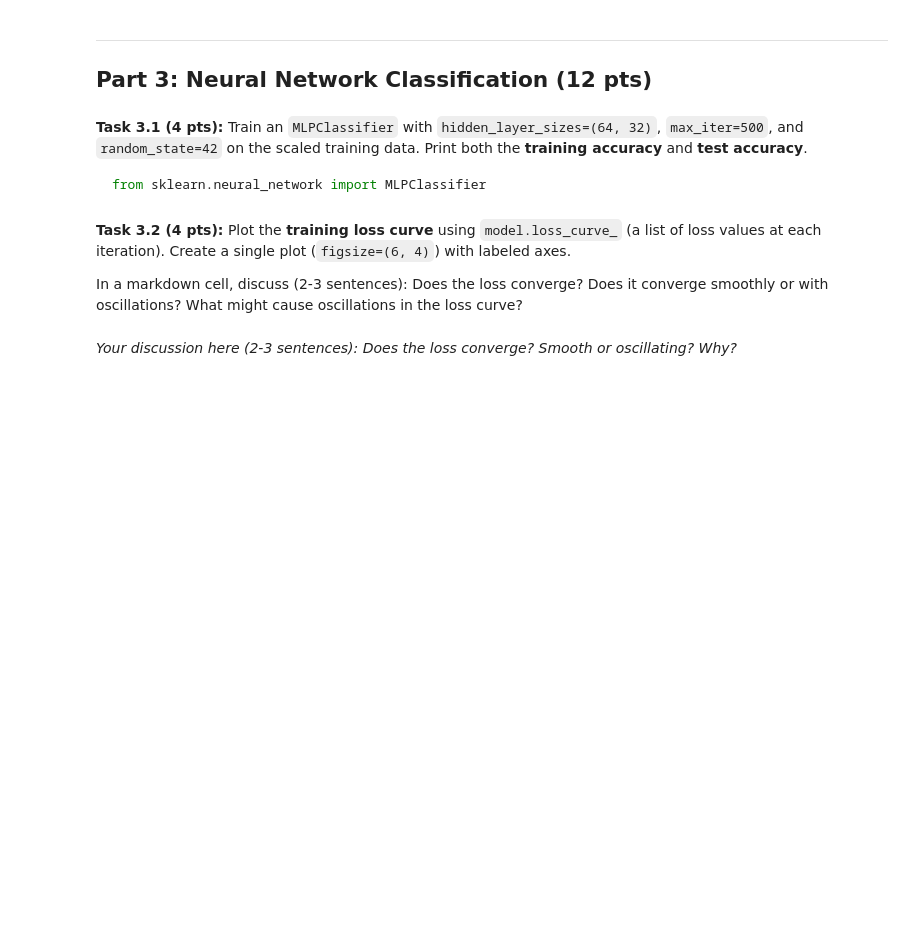
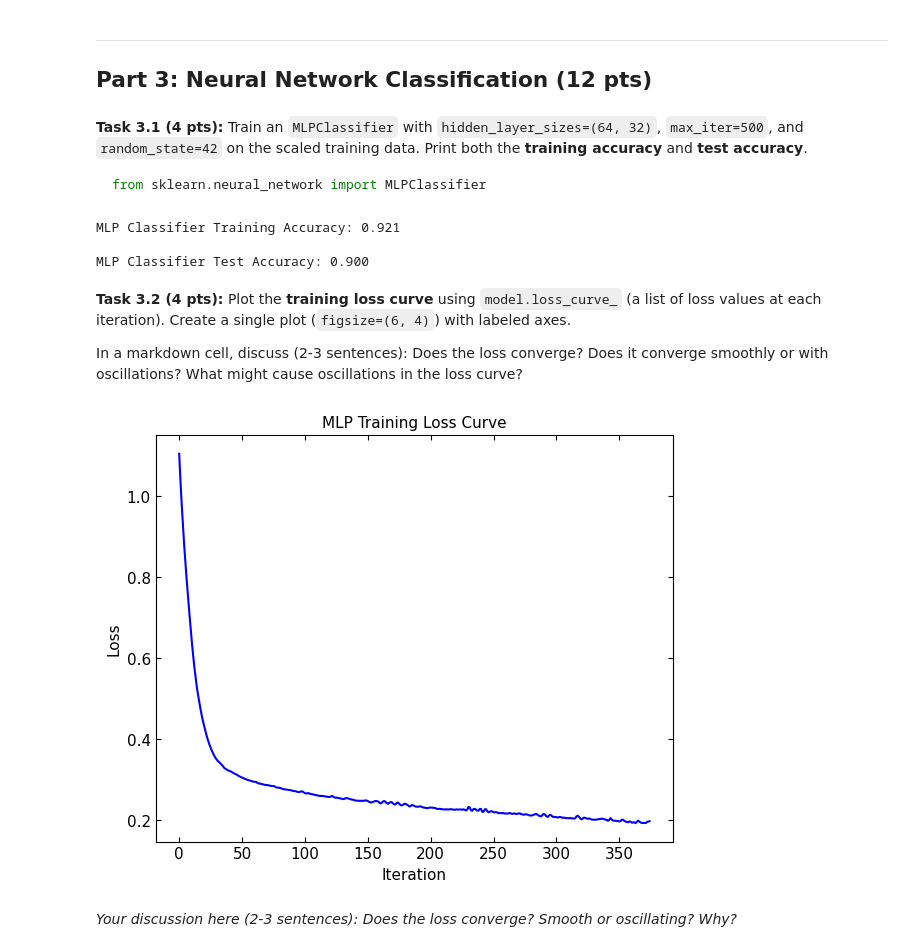
Before and after one commit to owenabbata/PHY386, a Jupyter notebook: 2026/HW/OwenAbbata/HW6.ipynb, the cells around one changed output. Saved outputs shown, nothing was run; the diff lists cells and outputs as text; code cells hidden in the pictures; blank space fills up the shorter version.

```diff
--- a/2026/HW/OwenAbbata/HW6.ipynb
+++ b/2026/HW/OwenAbbata/HW6.ipynb
@@ -871,3 +1017,25 @@ from sklearn.neural_network import MLPClassifier
+# %%
+# Task 3.1: Your code here
+from sklearn.neural_network import MLPClassifier
+
+# Train MLPClassifier
+mlp = MLPClassifier(hidden_layer_sizes=(64, 32), max_iter=500, random_state=42)
+mlp.fit(X_train, y_train)
+y_pred_mlp = mlp.predict(X_test)
+
+
+# Training Accuracy
+acc_train_mlp = accuracy_score(y_train, mlp.predict(X_train))
+print(f"MLP Classifier Training Accuracy: {acc_train_mlp:.3f}")
+print()
+
+# Test Accuracy
+acc_mlp = accuracy_score(y_test, y_pred_mlp)
+print(f"MLP Classifier Test Accuracy: {acc_mlp:.3f}")
+# %% [output]
+MLP Classifier Training Accuracy: 0.921
+
+MLP Classifier Test Accuracy: 0.900
 # %% [markdown]
 **Task 3.2 (4 pts):** Plot the **training loss curve** using `model.loss_curve_` (a list of loss values at each iteration). Create a single plot (`figsize=(6, 4)`) with labeled axes.
 
@@ -877,3 +1043,16 @@ In a markdown cell, discuss (2-3 sentences): Does the loss converge? Does it con
+# %%
+# Task 3.2: Your code here
+
+# Training loss curve
+fig, ax = plt.subplots(figsize=(6, 5))
+ax.plot(mlp.loss_curve_, color='blue')
+ax.set_xlabel('Iteration')
+ax.set_ylabel('Loss')
+ax.set_title('MLP Training Loss Curve')
+plt.tight_layout()
+plt.show()
+# %% [output]
+[figure, added]
 # %% [markdown]
 *Your discussion here (2-3 sentences): Does the loss converge? Smooth or oscillating? Why?*
 # %% [markdown]
```
Also changed, not shown: parts of 11 cells of this notebook.
